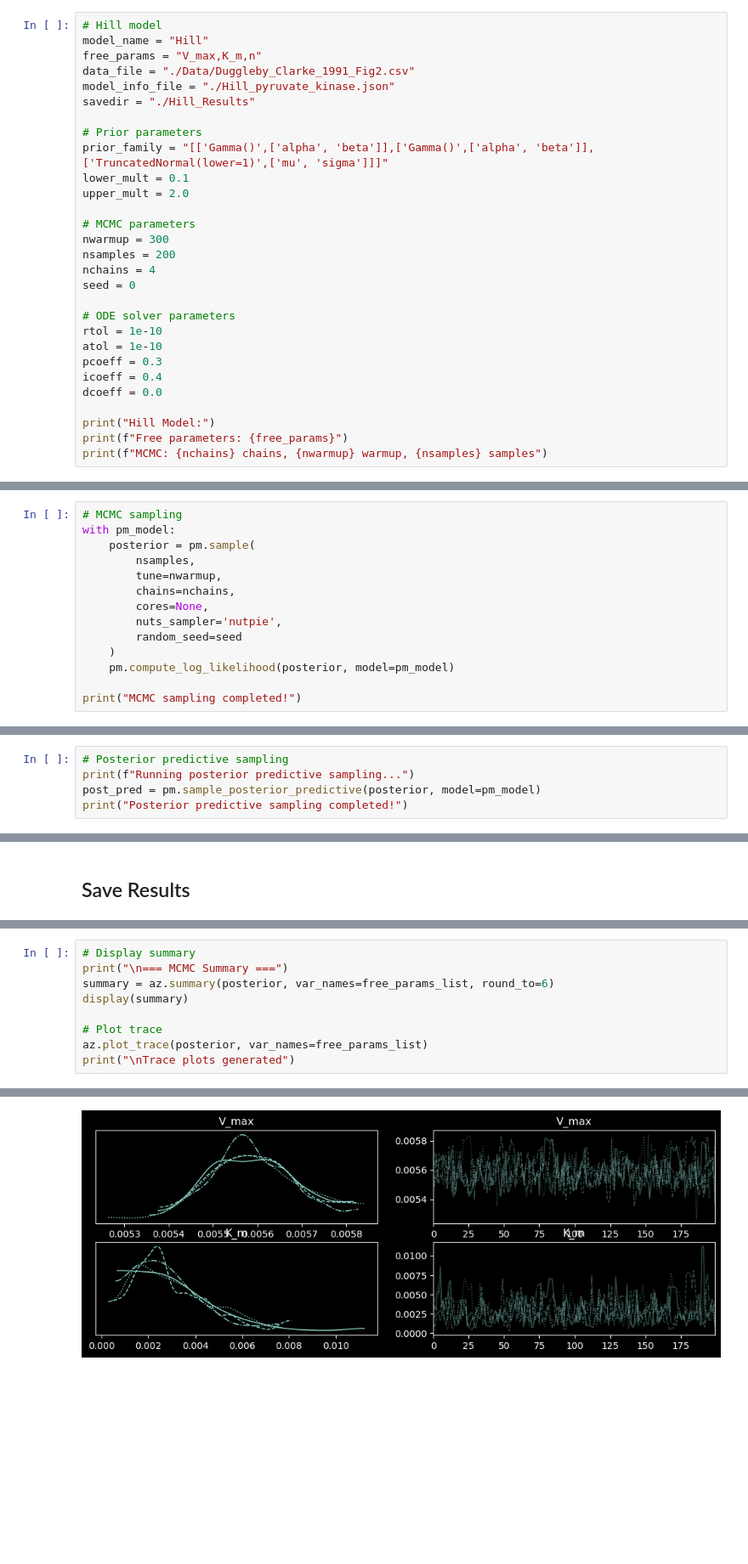
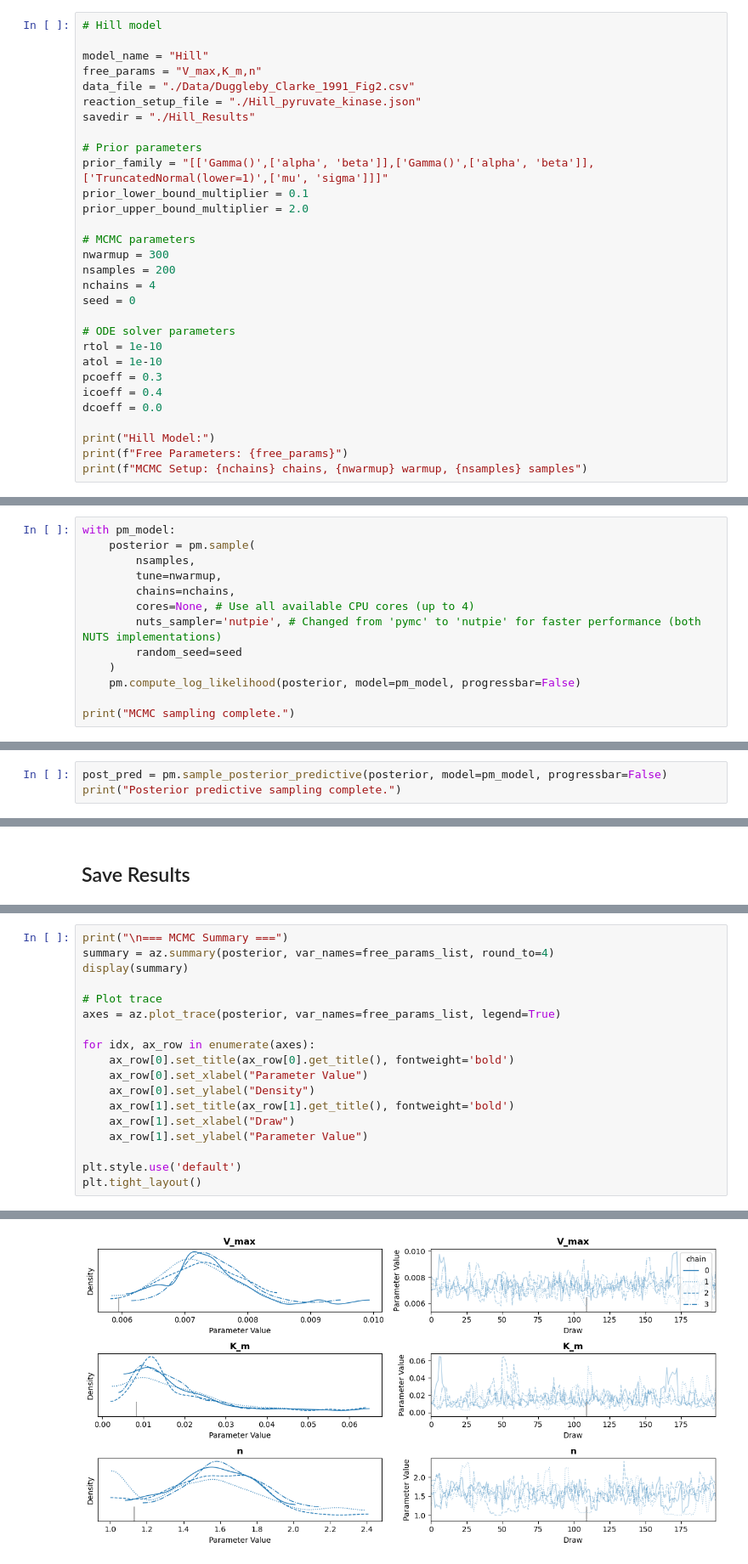
Before and after one commit to annette-thompson/bayesian-kinetic-model, a Jupyter notebook: Linden 2025 Simplified/run_pymc_inference_pyruvate_kinase.ipynb, the cells around one changed output, grey strips where cells are left out. Shown at 85% size. Cells and saved outputs as stored; diff of their text form; blank space fills up the shorter version.

```diff
--- a/Linden 2025 Simplified/run_pymc_inference_pyruvate_kinase.ipynb
+++ b/Linden 2025 Simplified/run_pymc_inference_pyruvate_kinase.ipynb
@@ -117,15 +112,16 @@ MCMC: 4 chains, 300 warmup, 200 samples
 # %%
 # Hill model
+
 model_name = "Hill"
 free_params = "V_max,K_m,n"
 data_file = "./Data/Duggleby_Clarke_1991_Fig2.csv"
-model_info_file = "./Hill_pyruvate_kinase.json"
+reaction_setup_file = "./Hill_pyruvate_kinase.json"
 savedir = "./Hill_Results"
 
 # Prior parameters
 prior_family = "[['Gamma()',['alpha', 'beta']],['Gamma()',['alpha', 'beta']],['TruncatedNormal(lower=1)',['mu', 'sigma']]]"
-lower_mult = 0.1
-upper_mult = 2.0
+prior_lower_bound_multiplier = 0.1
+prior_upper_bound_multiplier = 2.0
 
 # MCMC parameters
 nwarmup = 300
@@ -141,7 +137,7 @@ icoeff = 0.4
 dcoeff = 0.0
 
 print("Hill Model:")
-print(f"Free parameters: {free_params}")
-print(f"MCMC: {nchains} chains, {nwarmup} warmup, {nsamples} samples")
+print(f"Free Parameters: {free_params}")
+print(f"MCMC Setup: {nchains} chains, {nwarmup} warmup, {nsamples} samples")
 # %% [output]
 Hill Model:
@@ -346,19 +345,18 @@ Prior samples saved to: ./MM_Results/MM_prior_samples_pm.nc
 # %% [markdown]
 ## Run MCMC Sampling
 # %%
-# MCMC sampling
 with pm_model:
     posterior = pm.sample(
         nsamples,
         tune=nwarmup,
         chains=nchains,
-        cores=None,
-        nuts_sampler='nutpie',
+        cores=None, # Use all available CPU cores (up to 4)
+        nuts_sampler='nutpie', # Changed from 'pymc' to 'nutpie' for faster performance (both NUTS implementations)
         random_seed=seed
     )
-    pm.compute_log_likelihood(posterior, model=pm_model)
+    pm.compute_log_likelihood(posterior, model=pm_model, progressbar=False)
 
-print("MCMC sampling completed!")
+print("MCMC sampling complete.")
 # %% [output]
 Sampler Progress
 Total Chains: 4
@@ -377,9 +373,7 @@ MCMC sampling completed!
 # %% [markdown]
 ## Posterior Predictive Sampling
 # %%
-# Posterior predictive sampling
-print(f"Running posterior predictive sampling...")
-post_pred = pm.sample_posterior_predictive(posterior, model=pm_model)
-print("Posterior predictive sampling completed!")
+post_pred = pm.sample_posterior_predictive(posterior, model=pm_model, progressbar=False)
+print("Posterior predictive sampling complete.")
 # %% [output]
 Sampling: [llike]
@@ -413,12 +402,21 @@ Completed inference
 # %%
-# Display summary
 print("\n=== MCMC Summary ===")
-summary = az.summary(posterior, var_names=free_params_list, round_to=6)
+summary = az.summary(posterior, var_names=free_params_list, round_to=4)
 display(summary)
 
 # Plot trace
-az.plot_trace(posterior, var_names=free_params_list)
-print("\nTrace plots generated")
+axes = az.plot_trace(posterior, var_names=free_params_list, legend=True)
+
+for idx, ax_row in enumerate(axes):
+    ax_row[0].set_title(ax_row[0].get_title(), fontweight='bold')
+    ax_row[0].set_xlabel("Parameter Value")
+    ax_row[0].set_ylabel("Density")
+    ax_row[1].set_title(ax_row[1].get_title(), fontweight='bold')
+    ax_row[1].set_xlabel("Draw")
+    ax_row[1].set_ylabel("Parameter Value")
+
+plt.style.use('default')
+plt.tight_layout()
 # %% [output]
 === MCMC Summary ===
 |  | mean | sd | hdi_3% | hdi_97% | mcse_mean | mcse_sd | ess_bulk | ess_tail | r_hat |
@@ -428 +426 @@ Trace plots generated
-[figure, old version]
+[figure, new version]
```
Also changed, not shown: parts of 21 cells of this notebook, 34 other files.
